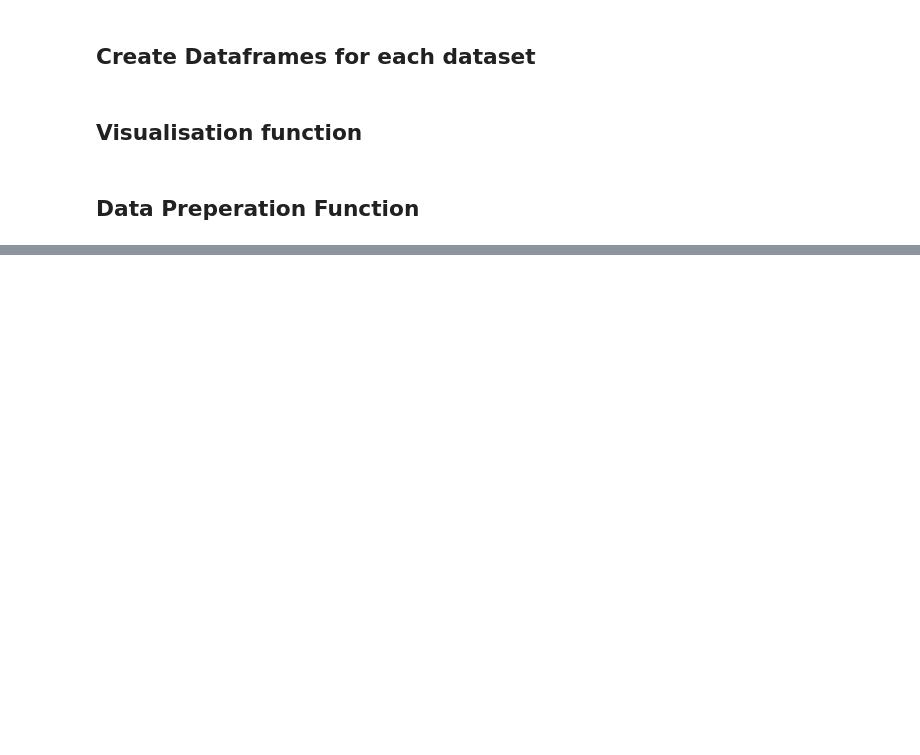
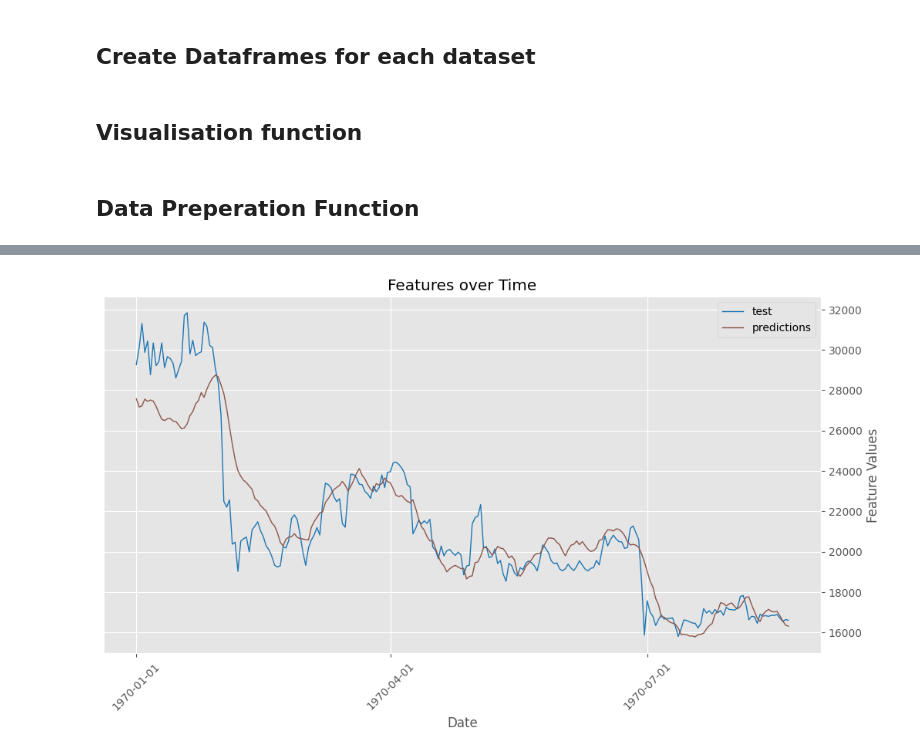
Before and after one commit to grmcom/bitcoin-price-prediction, a Jupyter notebook: src/python/baseline-model/baseline.ipynb, the cells around one changed output, grey strips where cells are left out. Cells and saved outputs as stored; diff of their text form; code cells hidden in the pictures; blank space fills up the shorter version.

Commit message:
add models

```diff
--- a/src/python/baseline-model/baseline.ipynb
+++ b/src/python/baseline-model/baseline.ipynb
@@ -120 +121,7 @@ def data_preperation(df, lookback, future, scale, test_size=0.2):
 #X_train, X_test, y_train, y_test, date_train = data_preperation(ta_df, 30, 1, scale)
+# %%
+def model_checkpoint(model_name, save_path="model_checkpoints"):
+    return tf.keras.callbacks.ModelCheckpoint(filepath=os.path.join(save_path, model_name),
+                                              monitor="val_loss",
+                                              verbose=0,
+                                              save_best_only=True)
@@ -120,0 +169,33 @@ def data_preperation(df, lookback, future, scale, test_size=0.2):
+# %%
+scale = MinMaxScaler(feature_range=(0,1))
+X_train, X_test, y_train, y_test, date_train = data_preperation(ta_df, 60, 1, scale)
+model=lstm_1(X_train, y_train)
+predictions = model.predict(X_test)
+price_scaler = MinMaxScaler(feature_range=(0,1))
+price_scaler.min_, price_scaler.scale_ = scale.min_[0], scale.scale_[0]
+
+# Now you can inverse_transform your predictions
+predictions = price_scaler.inverse_transform(predictions)
+y_test = y_test.reshape(-1, 1)  # reshaping
+y_test = price_scaler.inverse_transform(y_test)
+
+
+# Mean Absolute Error (MAE)
+mae = mean_absolute_error(y_test, predictions)
+print("Mean Absolute Error (MAE):", mae)
+
+# Mean Squared Error (MSE)
+mse = mean_squared_error(y_test, predictions)
+print("Mean Squared Error (MSE):", mse)
+
+# Root Mean Squared Error (RMSE)
+rmse = np.sqrt(mean_squared_error(y_test, predictions))
+print("Root Mean Squared Error (RMSE):", rmse)
+
+# Mean Absolute Percentage Error (MAPE)
+mape = np.mean(np.abs((y_test - predictions) / y_test)) * 100
+print("Mean Absolute Percentage Error (MAPE):", mape)
+
+# R-squared (R2)
+r2 = r2_score(y_test, predictions)
+print("R-squared (R2):", r2)
@@ -120,0 +220,4 @@ def data_preperation(df, lookback, future, scale, test_size=0.2):
+# %%
+plot_values(range(232), 'test', y_test, 'predictions', predictions)
+# %% [output]
+[figure, added]
```
Also changed, not shown: parts of 8 cells of this notebook, 25 other files.
